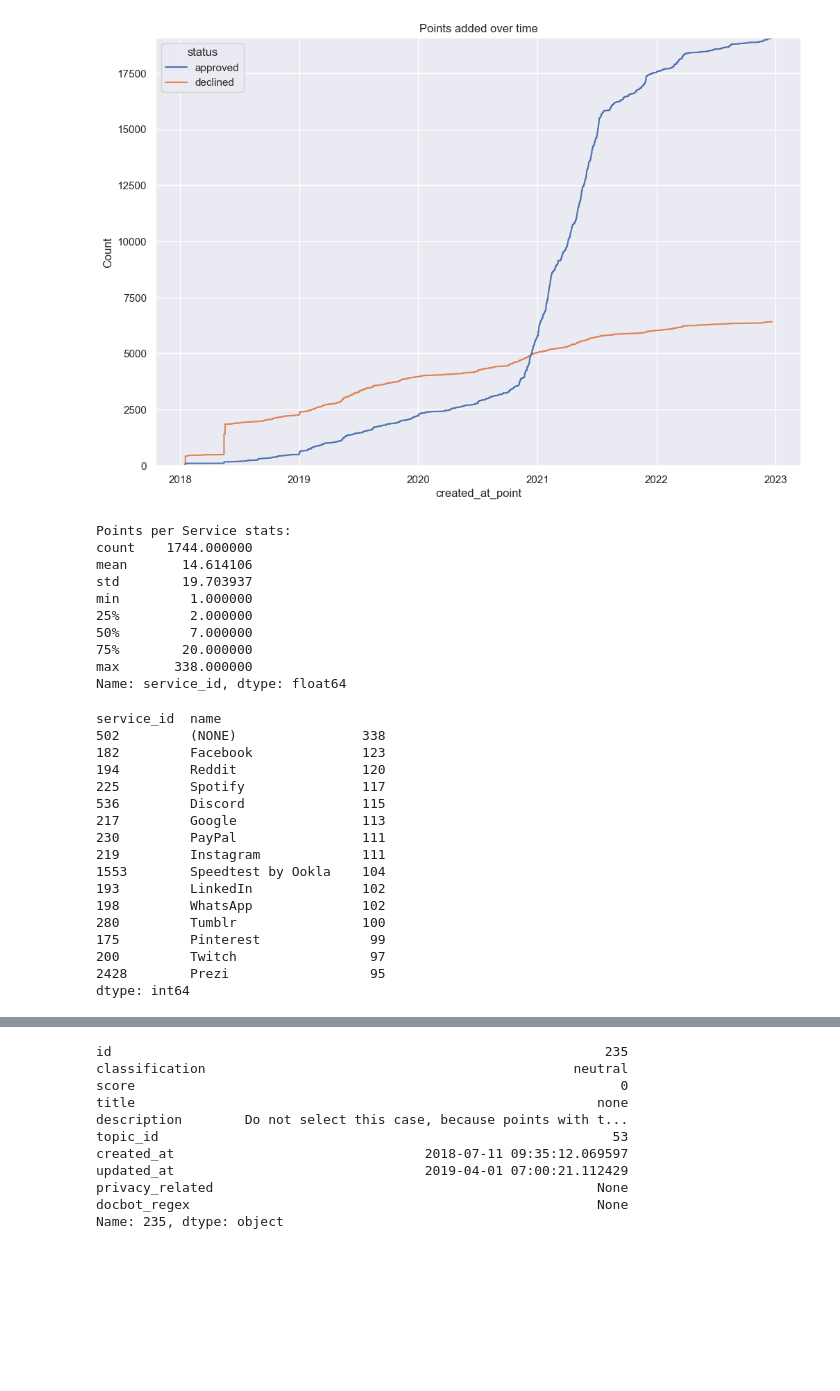
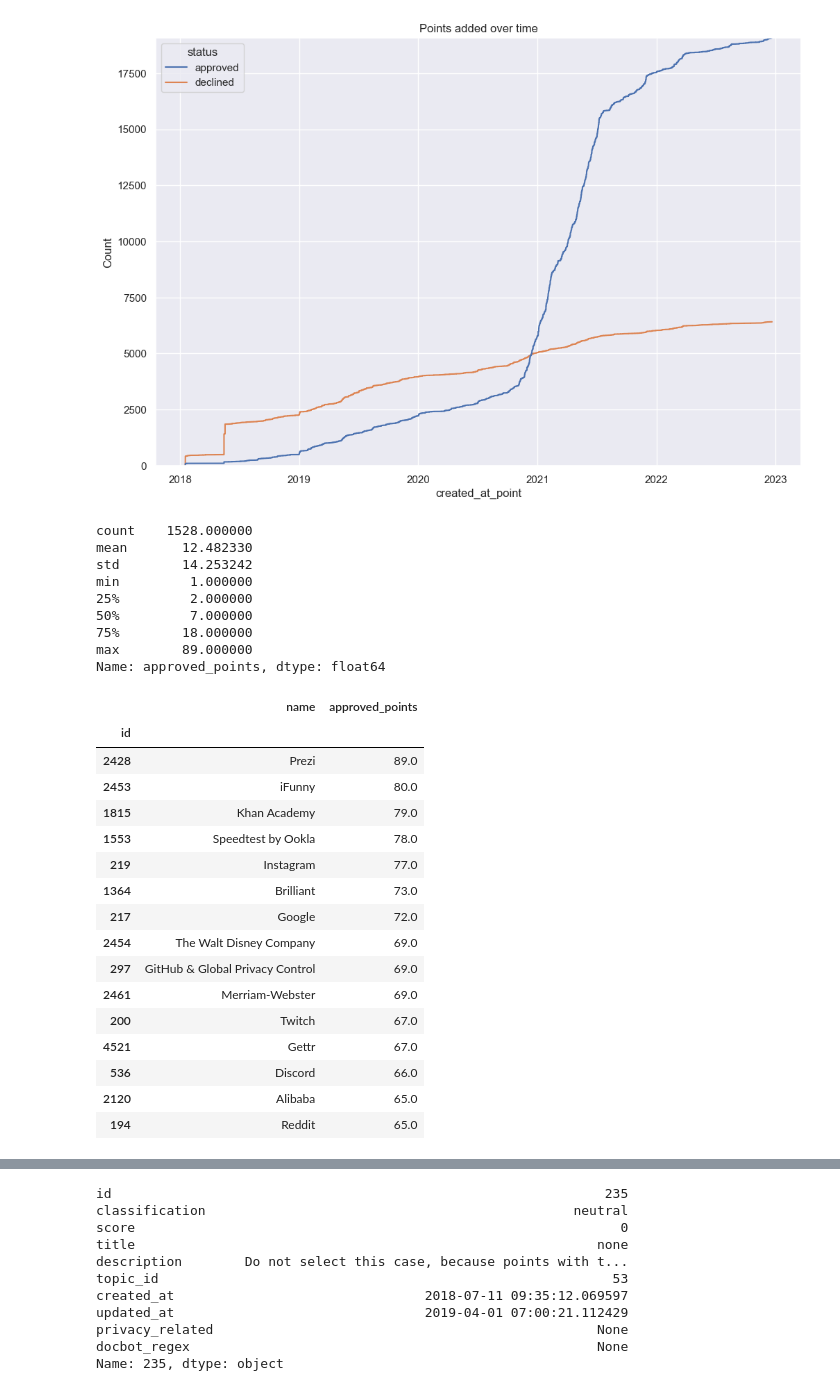
Before and after one commit to tosdr/DocBot, a Jupyter notebook: notebooks/explore.ipynb, the cells around one changed output, grey strips where cells are left out. Cells and saved outputs as stored; diff of their text form; code cells hidden in the pictures; blank space fills up the shorter version.

```diff
--- a/notebooks/explore.ipynb
+++ b/notebooks/explore.ipynb
@@ -587,33 +587,34 @@ points = pd.merge(points, services, left_on='service_id', right_index=True, suff
 points = points.drop('id', axis=1)
 # %%
 # For what Services do we have the most Points? What's the distribution of Points-per-Service?
-print(f"Points per Service stats:\n{points.service_id.value_counts().describe()}")
-points.groupby(['service_id', 'name']).size().sort_values(ascending=False).head(15)
+point_counts = points[points.status == 'approved'].service_id.value_counts()
+services.loc[point_counts.index, 'approved_points'] = point_counts.values
+print(services.approved_points.describe())
+services.sort_values('approved_points', ascending=False).head(15)[['name', 'approved_points']]
 # %% [output]
-Points per Service stats:
-count    1744.000000
-mean       14.614106
-std        19.703937
+count    1528.000000
+mean       12.482330
+std        14.253242
 min         1.000000
 25%         2.000000
 50%         7.000000
-75%        20.000000
-max       338.000000
-Name: service_id, dtype: float64
+75%        18.000000
+max        89.000000
+Name: approved_points, dtype: float64
-service_id  name
-502         (NONE)                338
-182         Facebook              123
-194         Reddit                120
-225         Spotify               117
-536         Discord               115
-217         Google                113
-230         PayPal                111
-219         Instagram             111
-1553        Speedtest by Ookla    104
-193         LinkedIn              102
-198         WhatsApp              102
-280         Tumblr                100
-175         Pinterest              99
-200         Twitch                 97
-2428        Prezi                  95
-dtype: int64
+|  | name | approved_points |
+| id |  |  |
+| 2428 | Prezi | 89.0 |
+| 2453 | iFunny | 80.0 |
+| 1815 | Khan Academy | 79.0 |
+| 1553 | Speedtest by Ookla | 78.0 |
+| 219 | Instagram | 77.0 |
+| 1364 | Brilliant | 73.0 |
+| 217 | Google | 72.0 |
+| 2454 | The Walt Disney Company | 69.0 |
+| 297 | GitHub & Global Privacy Control | 69.0 |
+| 2461 | Merriam-Webster | 69.0 |
+| 200 | Twitch | 67.0 |
+| 4521 | Gettr | 67.0 |
+| 536 | Discord | 66.0 |
+| 2120 | Alibaba | 65.0 |
+| 194 | Reddit | 65.0 |
```
Also changed, not shown: parts of 2 cells of this notebook, 8 other files.
